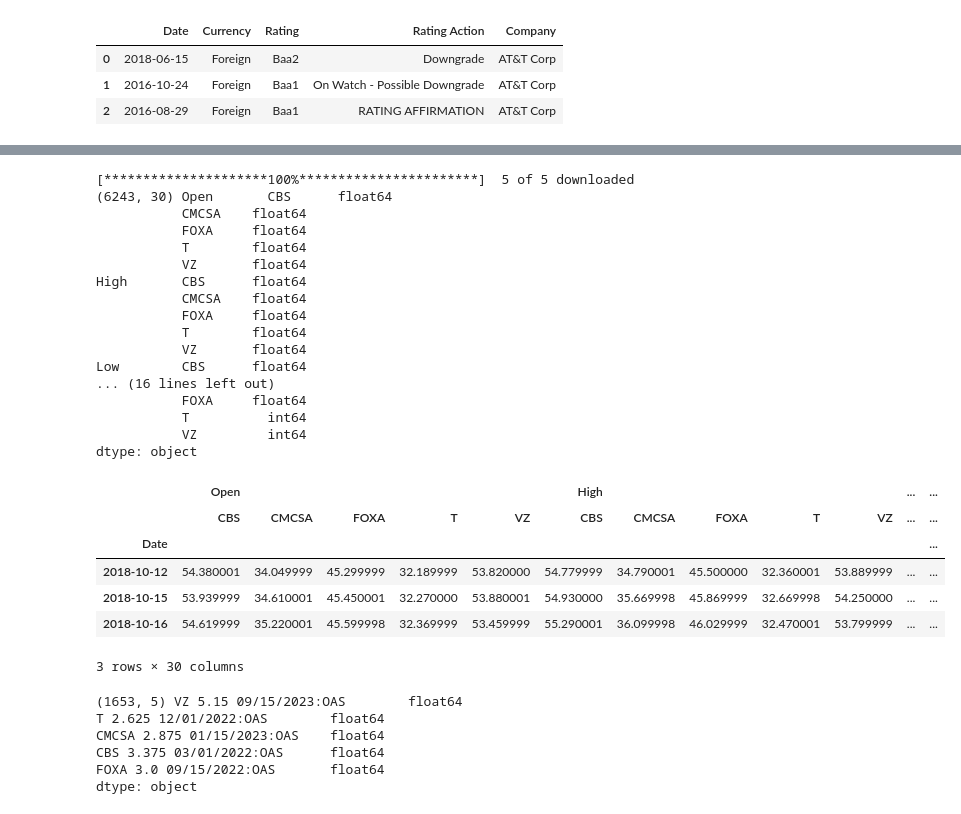
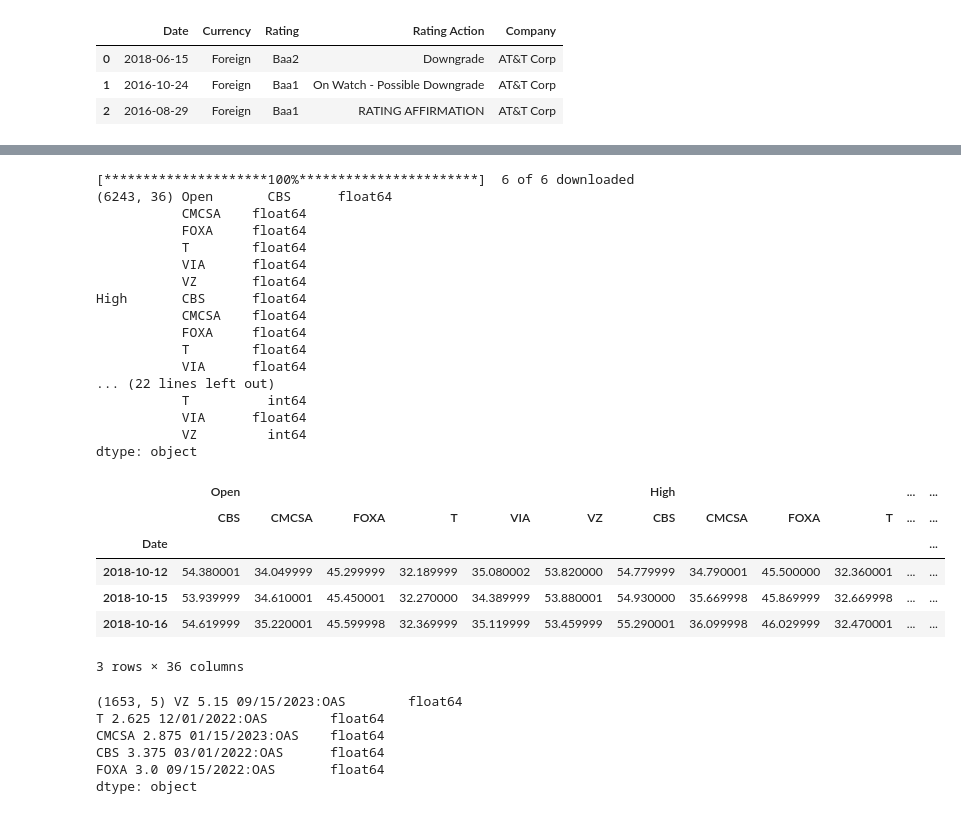
Before and after one commit to lihaoranharry/Capstone_Vanguard_NLP_Prediction, a Jupyter notebook: EDA_Moodys-OAS-stock.ipynb, the cells around one changed output, grey strips where cells are left out. Drawn from its saved outputs; the diff is of its cells as text; code cells hidden in the pictures.

```diff
--- a/EDA_Moodys-OAS-stock.ipynb
+++ b/EDA_Moodys-OAS-stock.ipynb
@@ -72,36 +85,36 @@ dtype: object
 # %%
 # stock prices - from Yahoo finance
-tickers = ['FOXA', 'T', 'CBS', 'CMCSA', 'VZ']
+tickers = ['FOXA', 'T', 'CBS', 'CMCSA', 'VZ', 'VIA']
 start = dt.datetime(1994,1,1)
 end = dt.datetime(2018,10,16)
 df_stock = yf.download(tickers, start=start, end=end)
 print(df_stock.shape, df_stock.dtypes)
 df_stock.tail(3)
 # %% [output]
-[*********************100%***********************]  5 of 5 downloaded
-(6243, 30) Open       CBS      float64
+[*********************100%***********************]  6 of 6 downloaded
+(6243, 36) Open       CBS      float64
            CMCSA    float64
            FOXA     float64
            T        float64
+           VIA      float64
            VZ       float64
 High       CBS      float64
            CMCSA    float64
            FOXA     float64
            T        float64
-           VZ       float64
-Low        CBS      float64
-... (16 lines left out)
-           FOXA     float64
+           VIA      float64
+... (22 lines left out)
            T          int64
+           VIA      float64
            VZ         int64
 dtype: object
-|  | Open |  |  |  |  | High |  |  |  |  | ... | ... |
-|  | CBS | CMCSA | FOXA | T | VZ | CBS | CMCSA | FOXA | T | VZ | ... | ... |
+|  | Open |  |  |  |  |  | High |  |  |  | ... | ... |
+|  | CBS | CMCSA | FOXA | T | VIA | VZ | CBS | CMCSA | FOXA | T | ... | ... |
 | Date |  |  |  |  |  |  |  |  |  |  |  | ... |
-| 2018-10-12 | 54.380001 | 34.049999 | 45.299999 | 32.189999 | 53.820000 | 54.779999 | 34.790001 | 45.500000 | 32.360001 | 53.889999 | ... | ... |
-| 2018-10-15 | 53.939999 | 34.610001 | 45.450001 | 32.270000 | 53.880001 | 54.930000 | 35.669998 | 45.869999 | 32.669998 | 54.250000 | ... | ... |
-| 2018-10-16 | 54.619999 | 35.220001 | 45.599998 | 32.369999 | 53.459999 | 55.290001 | 36.099998 | 46.029999 | 32.470001 | 53.799999 | ... | ... |
+| 2018-10-12 | 54.380001 | 34.049999 | 45.299999 | 32.189999 | 35.080002 | 53.820000 | 54.779999 | 34.790001 | 45.500000 | 32.360001 | ... | ... |
+| 2018-10-15 | 53.939999 | 34.610001 | 45.450001 | 32.270000 | 34.389999 | 53.880001 | 54.930000 | 35.669998 | 45.869999 | 32.669998 | ... | ... |
+| 2018-10-16 | 54.619999 | 35.220001 | 45.599998 | 32.369999 | 35.119999 | 53.459999 | 55.290001 | 36.099998 | 46.029999 | 32.470001 | ... | ... |
-3 rows × 30 columns
+3 rows × 36 columns
 # %%
 # OAS from Eunice
 df_oas = pd.read_excel('EDA_data/data_OAS_columbiaU_july2018.xls', index_col='Date')
```
Also changed, not shown: parts of 30 cells of this notebook.
